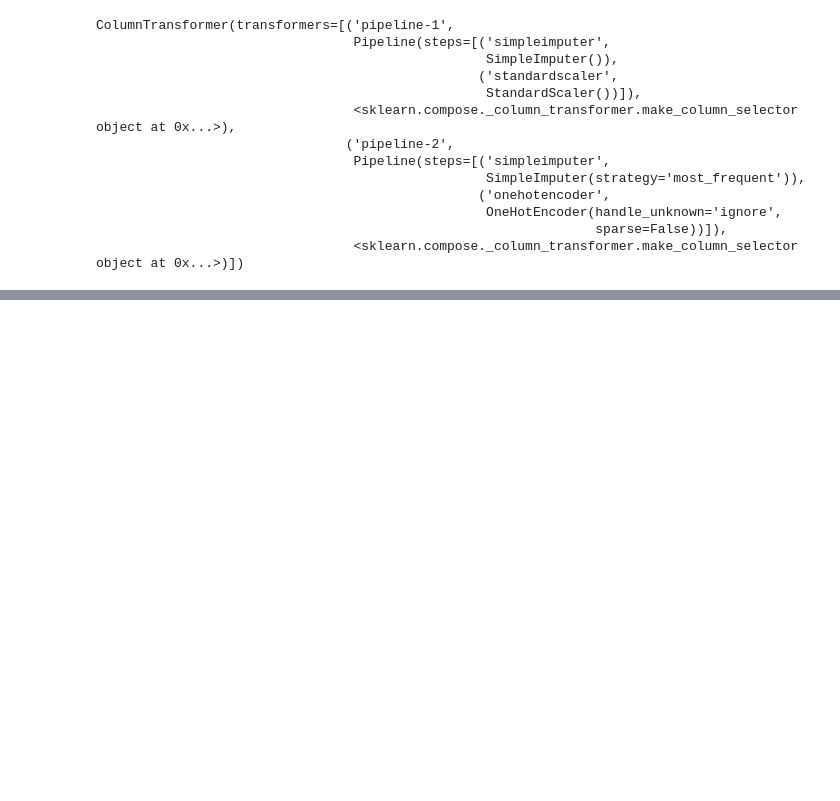
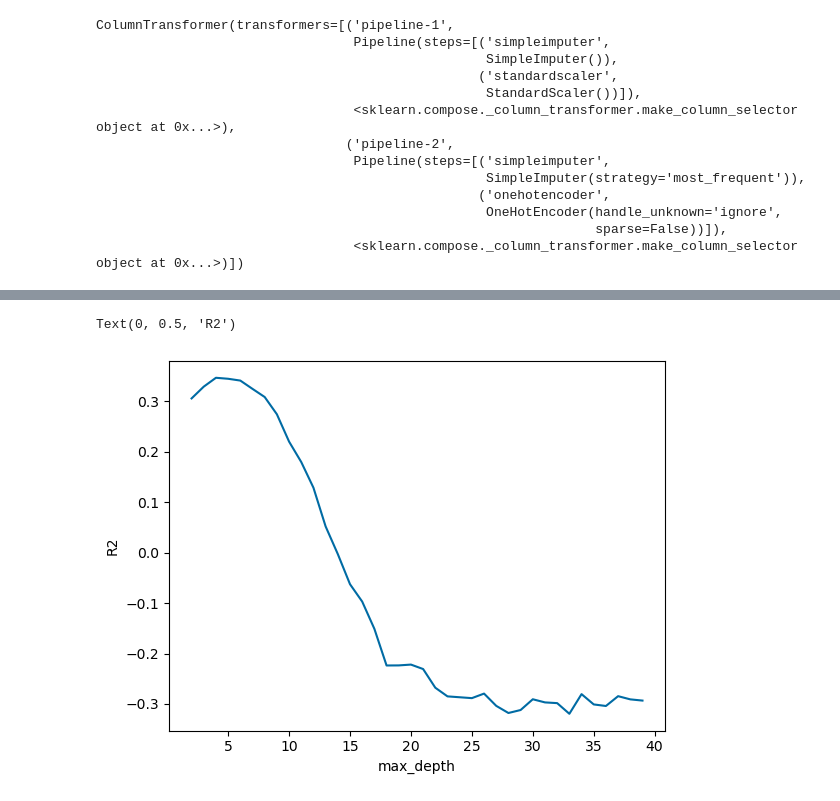
Before and after one commit to zeekwired/sales-predictions, a Jupyter notebook: sale-Prodictions (1).ipynb, the cells around one changed output, grey strips where cells are left out. Drawn from its saved outputs; the diff is of its cells as text; code cells hidden in the pictures; blank space fills up the shorter version.

```diff
--- a/sale-Prodictions (1).ipynb
+++ b/sale-Prodictions (1).ipynb
@@ -519,0 +616,11 @@ array([[ 0.81724868, -0.71277507,  1.82810922, ...,  0.        ,
+# %%
+# Setting target (Item_Outlet_Sales) and features
+X = df[['Item_Weight', 'Item_Visibility', 'Item_MRP']]
+y = df['Item_Outlet_Sales']
+
+X_train, X_test, y_train, y_test = train_test_split(X, y, random_state=42)
+# %%
+# Creating Decision Tree
+dec_tree = DecisionTreeRegressor(random_state=42)
+# Fitting data to training set
+dec_tree.fit(X_train, y_train)
@@ -519,0 +634,14 @@ array([[ 0.81724868, -0.71277507,  1.82810922, ...,  0.        ,
+# %%
+# Crating list of depth values
+depths = list(range(2,40))
+# Creating dataframe to store the scores from loop
+scores = pd.DataFrame(index=depths, columns=['Test Score', 'Train Score'])
+# Creating for loop to loop through different depth to see the highest output
+for depth in depths:
+    dec_tree = DecisionTreeRegressor(max_depth=depth, random_state=42)
+    dec_tree.fit(X_train, y_train)
+    scores.loc[depth, 'Train Score'] = dec_tree.score(X_train, y_train)
+    scores.loc[depth, 'Test Score'] = dec_tree.score(X_test, y_test)
+# Sorting by test scores to see the highest value by depth
+sorted_scores = scores.sort_values(by='Test Score', ascending=False)
+sorted_scores.head()
@@ -519,0 +655,7 @@ array([[ 0.81724868, -0.71277507,  1.82810922, ...,  0.        ,
+# %%
+sns.lineplot(data=scores, x=depths, y='Test Score')
+plt.xlabel('max_depth')
+plt.ylabel('R2')
+# %% [output]
+Text(0, 0.5, 'R2')
+[figure, added]
```
Also changed, not shown: parts of 22 cells of this notebook.
